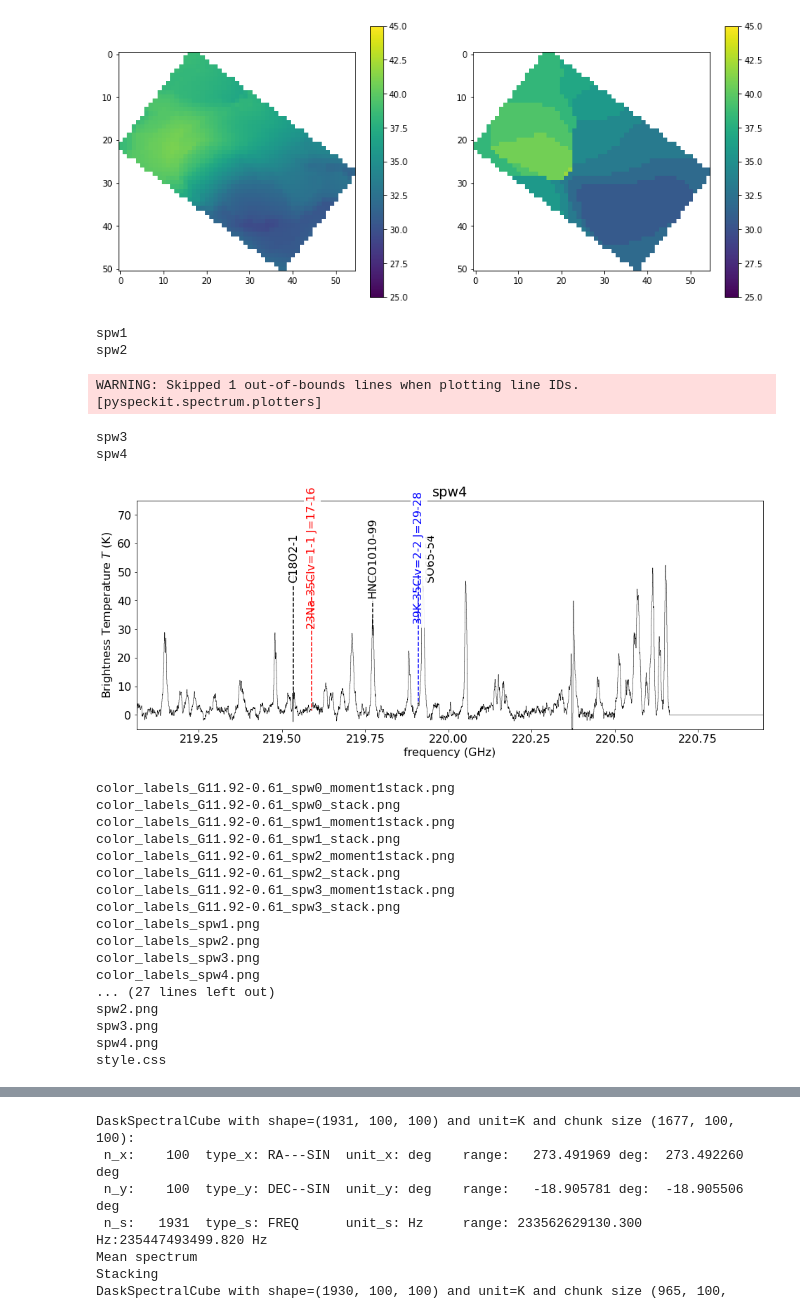
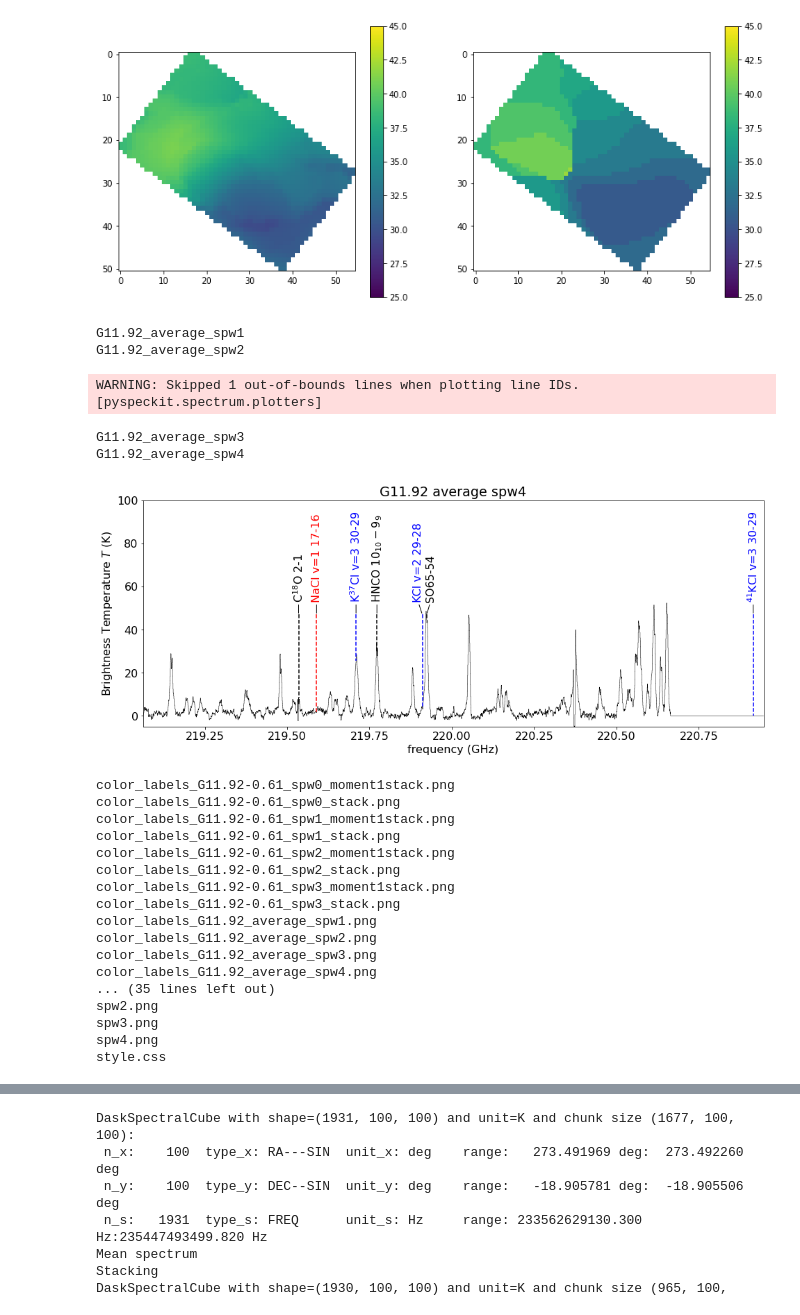
Before and after one commit to keflavich/saltmining, a Jupyter notebook: notebooks/SanhuezaG11.ipynb, the cells around one changed output, grey strips where cells are left out. Drawn from its saved outputs; the diff is of its cells as text; code cells hidden in the pictures.

```diff
--- a/notebooks/SanhuezaG11.ipynb
+++ b/notebooks/SanhuezaG11.ipynb
@@ -369,18 +371,18 @@ for ii,cube in enumerate(cubes):
     sp = cube.subcube_from_regions(regsm).mean(axis=(1,2))
     pysp = pyspeckit.Spectrum(data=sp, xarr=sp.spectral_axis, header=sp.header)
     spectra.append(pysp)
-    pysp.specname = f'spw{ii+1}'
+    pysp.specname = f'G11.92 average spw{ii+1}'
 # %%
 mkdir -p spectra/figures
 # %%
-overplot_saltlines(spectra, vcen=vcen, savepath='spectra/figures', ymin=-5, ymax=75)
+overplot_saltlines(spectra, vcen=vcen, savepath='spectra/figures', ymin=-5, ymax=100, yfrac=0.55)
 # %% [output]
-spw1
-spw2
+G11.92_average_spw1
+G11.92_average_spw2
 WARNING: Skipped 1 out-of-bounds lines when plotting line IDs. [pyspeckit.spectrum.plotters]
-spw3
-spw4
+G11.92_average_spw3
+G11.92_average_spw4
-[figure, old version]
+[figure, new version]
 # %%
 ls spectra/figures
 # %% [output]
@@ -392,11 +394,11 @@ color_labels_G11.92-0.61_spw2_moment1stack.png
 color_labels_G11.92-0.61_spw2_stack.png
 color_labels_G11.92-0.61_spw3_moment1stack.png
 color_labels_G11.92-0.61_spw3_stack.png
-color_labels_spw1.png
-color_labels_spw2.png
-color_labels_spw3.png
-color_labels_spw4.png
-... (27 lines left out)
+color_labels_G11.92_average_spw1.png
+color_labels_G11.92_average_spw2.png
+color_labels_G11.92_average_spw3.png
+color_labels_G11.92_average_spw4.png
+... (35 lines left out)
 spw2.png
 spw3.png
 spw4.png
```
Also changed, not shown: parts of 11 cells of this notebook, 9 other files.
